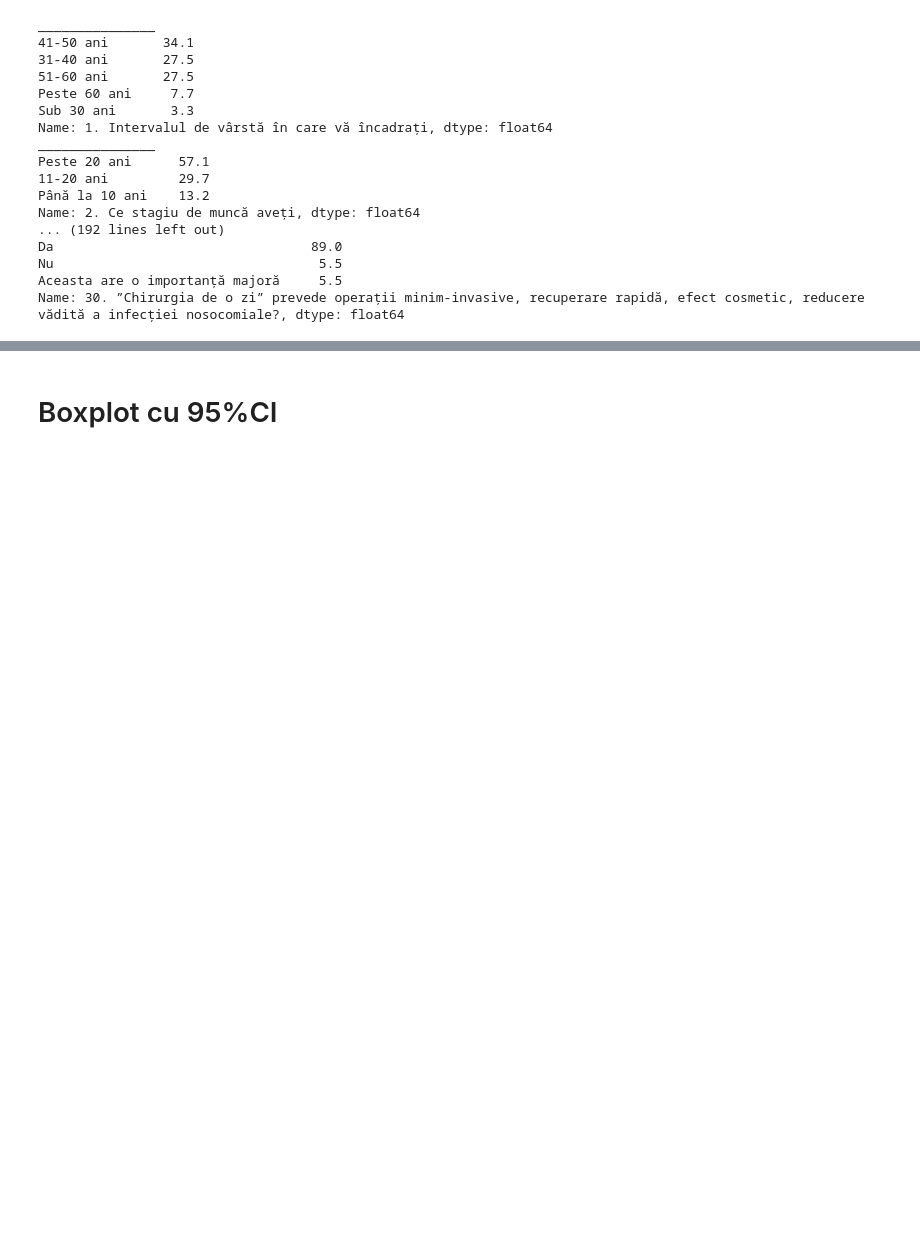
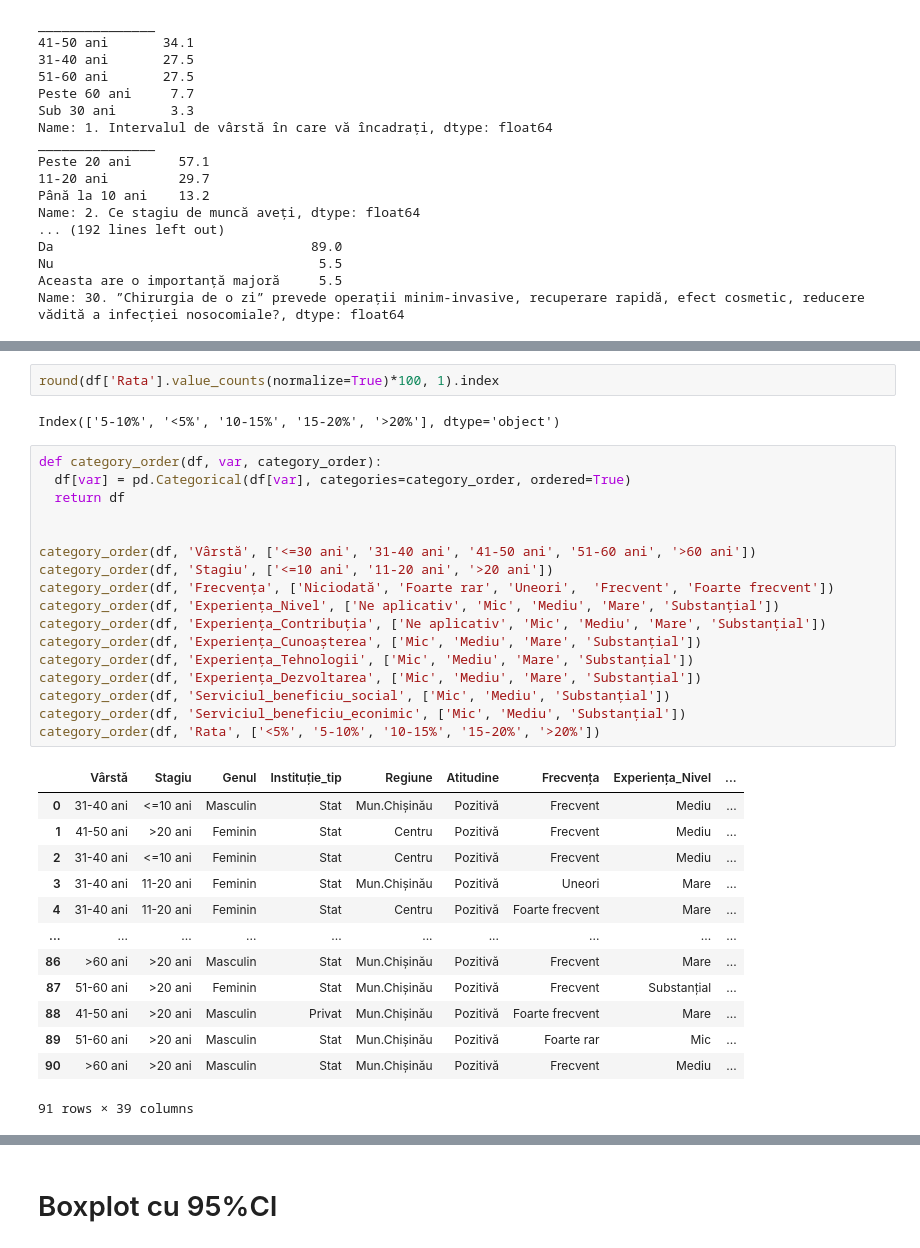
Before and after one commit to arnautoleg/Strajescu, a Jupyter notebook: Strajescu.ipynb, the cells around one changed output, grey strips where cells are left out. Saved outputs shown, nothing was run; the diff lists cells and outputs as text; blank space fills up the shorter version.

```diff
--- a/Strajescu.ipynb
+++ b/Strajescu.ipynb
@@ -184,3 +248,38 @@ df.Reviziurea_lista = df.Reviziurea_lista.replace(['Poate fi modificată odată
+# %%
+round(df['Rata'].value_counts(normalize=True)*100, 1).index
+# %% [output]
+Index(['5-10%', '<5%', '10-15%', '15-20%', '>20%'], dtype='object')
+# %%
+def category_order(df, var, category_order):
+  df[var] = pd.Categorical(df[var], categories=category_order, ordered=True)
+  return df
+
+
+category_order(df, 'Vârstă', ['<=30 ani', '31-40 ani', '41-50 ani', '51-60 ani', '>60 ani'])
+category_order(df, 'Stagiu', ['<=10 ani', '11-20 ani', '>20 ani'])
+category_order(df, 'Frecvența', ['Niciodată', 'Foarte rar', 'Uneori',  'Frecvent', 'Foarte frecvent'])
+category_order(df, 'Experiența_Nivel', ['Ne aplicativ', 'Mic', 'Mediu', 'Mare', 'Substanțial'])
+category_order(df, 'Experiența_Contribuția', ['Ne aplicativ', 'Mic', 'Mediu', 'Mare', 'Substanțial'])
+category_order(df, 'Experiența_Cunoașterea', ['Mic', 'Mediu', 'Mare', 'Substanțial'])
+category_order(df, 'Experiența_Tehnologii', ['Mic', 'Mediu', 'Mare', 'Substanțial'])
+category_order(df, 'Experiența_Dezvoltarea', ['Mic', 'Mediu', 'Mare', 'Substanțial'])
+category_order(df, 'Serviciul_beneficiu_social', ['Mic', 'Mediu', 'Substanțial'])
+category_order(df, 'Serviciul_beneficiu_econimic', ['Mic', 'Mediu', 'Substanțial'])
+category_order(df, 'Rata', ['<5%', '5-10%', '10-15%', '15-20%', '>20%'])
+# %% [output]
+|  | Vârstă | Stagiu | Genul | Instituție_tip | Regiune | Atitudine | Frecvența | Experiența_Nivel | ... |
+| 0 | 31-40 ani | <=10 ani | Masculin | Stat | Mun.Chișinău | Pozitivă | Frecvent | Mediu | ... |
+| 1 | 41-50 ani | >20 ani | Feminin | Stat | Centru | Pozitivă | Frecvent | Mediu | ... |
+| 2 | 31-40 ani | <=10 ani | Feminin | Stat | Centru | Pozitivă | Frecvent | Mediu | ... |
+| 3 | 31-40 ani | 11-20 ani | Feminin | Stat | Mun.Chișinău | Pozitivă | Uneori | Mare | ... |
+| 4 | 31-40 ani | 11-20 ani | Feminin | Stat | Centru | Pozitivă | Foarte frecvent | Mare | ... |
+| ... | ... | ... | ... | ... | ... | ... | ... | ... | ... |
+| 86 | >60 ani | >20 ani | Masculin | Stat | Mun.Chișinău | Pozitivă | Frecvent | Mare | ... |
+| 87 | 51-60 ani | >20 ani | Feminin | Stat | Mun.Chișinău | Pozitivă | Frecvent | Substanțial | ... |
+| 88 | 41-50 ani | >20 ani | Masculin | Privat | Mun.Chișinău | Pozitivă | Foarte frecvent | Mare | ... |
+| 89 | 51-60 ani | >20 ani | Masculin | Stat | Mun.Chișinău | Pozitivă | Foarte rar | Mic | ... |
+| 90 | >60 ani | >20 ani | Masculin | Stat | Mun.Chișinău | Pozitivă | Frecvent | Mediu | ... |
+91 rows × 39 columns
 # %%
 for el in df.columns:
   print('_______________')
```
Also changed, not shown: parts of 12 cells of this notebook.
